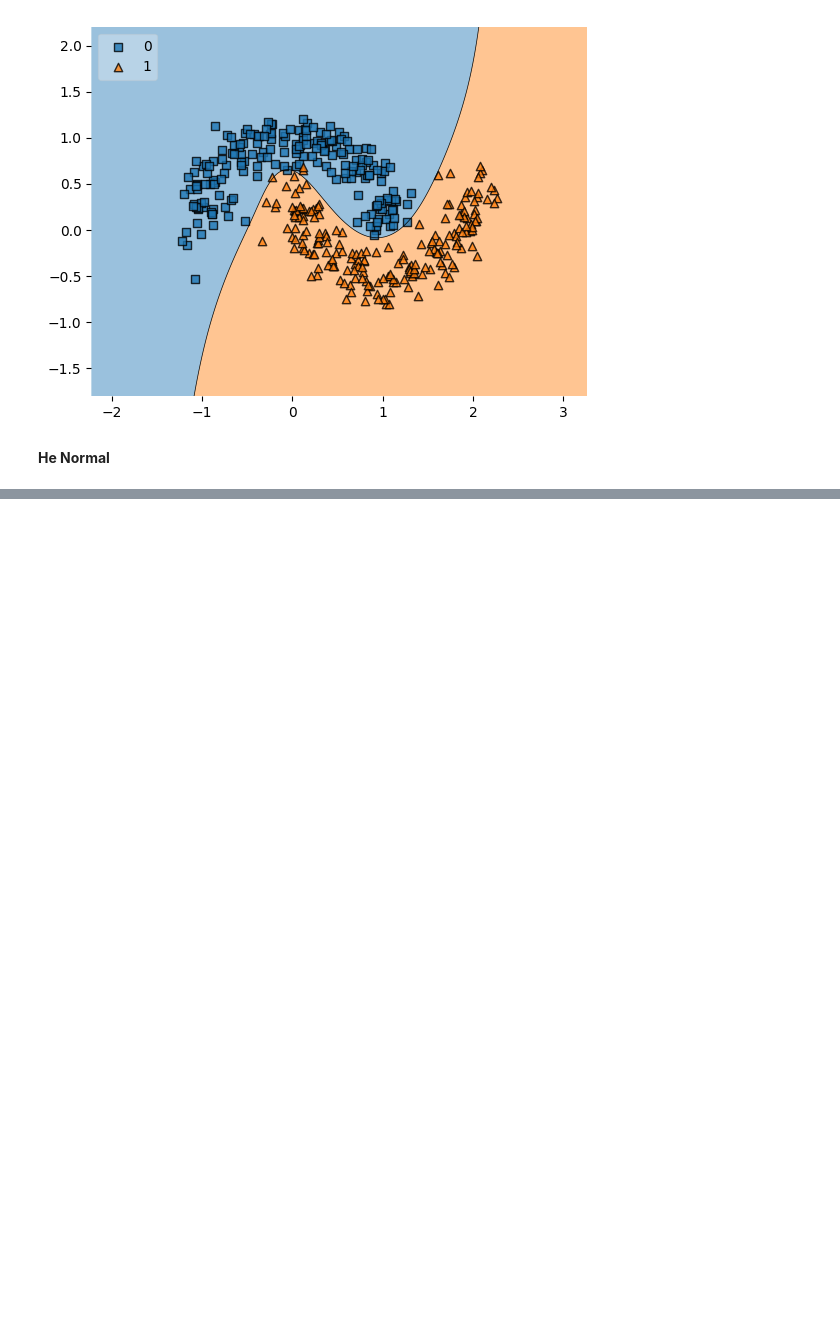
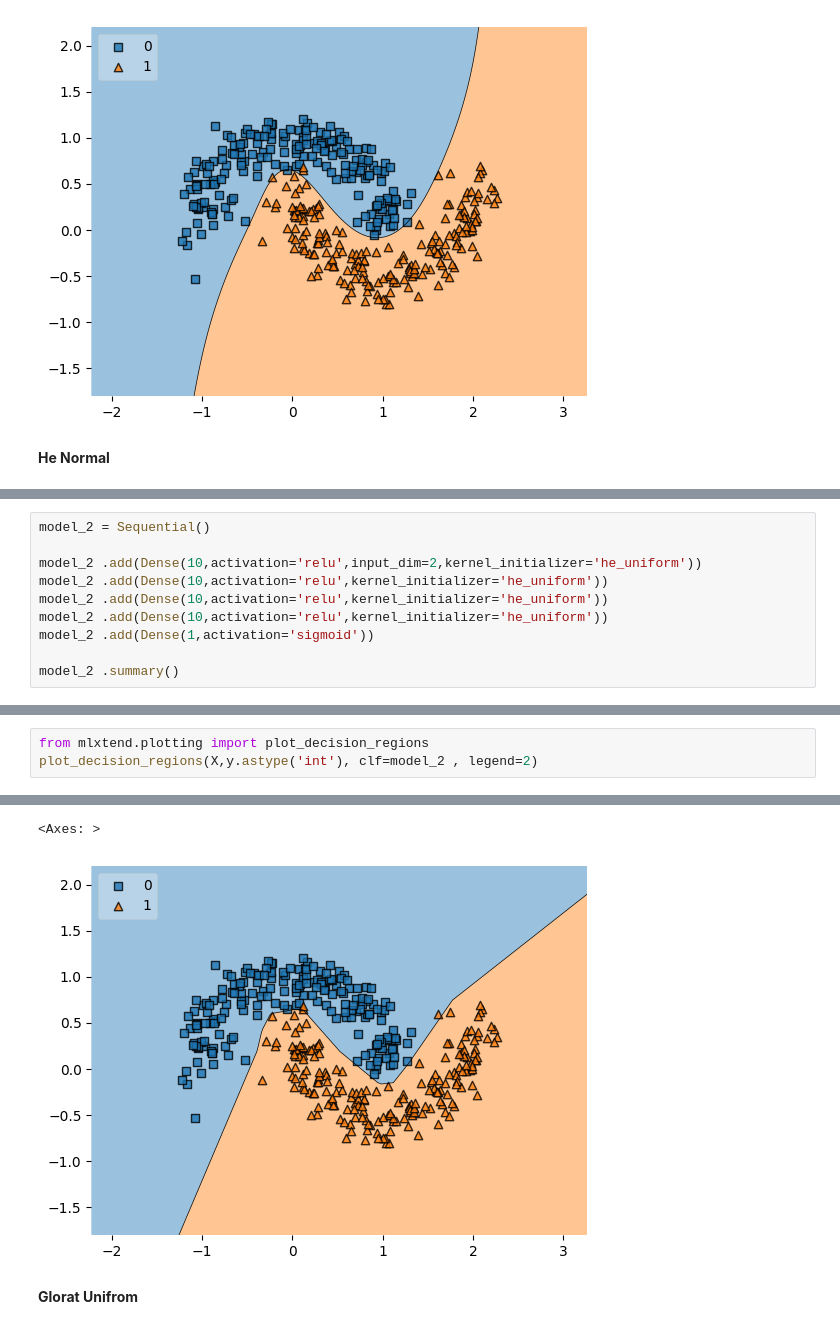
Before and after one commit to ojaspaul123/DL-journey, a Jupyter notebook: ANN/Xavier_He_Initialization.ipynb, the cells around one changed output, grey strips where cells are left out. Cells and saved outputs as stored; diff of their text form; blank space fills up the shorter version.

```diff
--- a/ANN/Xavier_He_Initialization.ipynb
+++ b/ANN/Xavier_He_Initialization.ipynb
@@ -168,0 +306,10 @@ plot_decision_regions(X,y.astype('int'), clf=model, legend=2)
+# %%
+model_2 = Sequential()
+
+model_2 .add(Dense(10,activation='relu',input_dim=2,kernel_initializer='he_uniform'))
+model_2 .add(Dense(10,activation='relu',kernel_initializer='he_uniform'))
+model_2 .add(Dense(10,activation='relu',kernel_initializer='he_uniform'))
+model_2 .add(Dense(10,activation='relu',kernel_initializer='he_uniform'))
+model_2 .add(Dense(1,activation='sigmoid'))
+
+model_2 .summary()
@@ -168,0 +420,4 @@ plot_decision_regions(X,y.astype('int'), clf=model, legend=2)
+# %%
+from mlxtend.plotting import plot_decision_regions
+plot_decision_regions(X,y.astype('int'), clf=model_2 , legend=2)
+# %% [output]
@@ -168,0 +425,4 @@ plot_decision_regions(X,y.astype('int'), clf=model, legend=2)
+<Axes: >
+[figure, added]
+# %% [markdown]
+**Glorat Unifrom**
```
Also changed, not shown: parts of 30 cells of this notebook.
